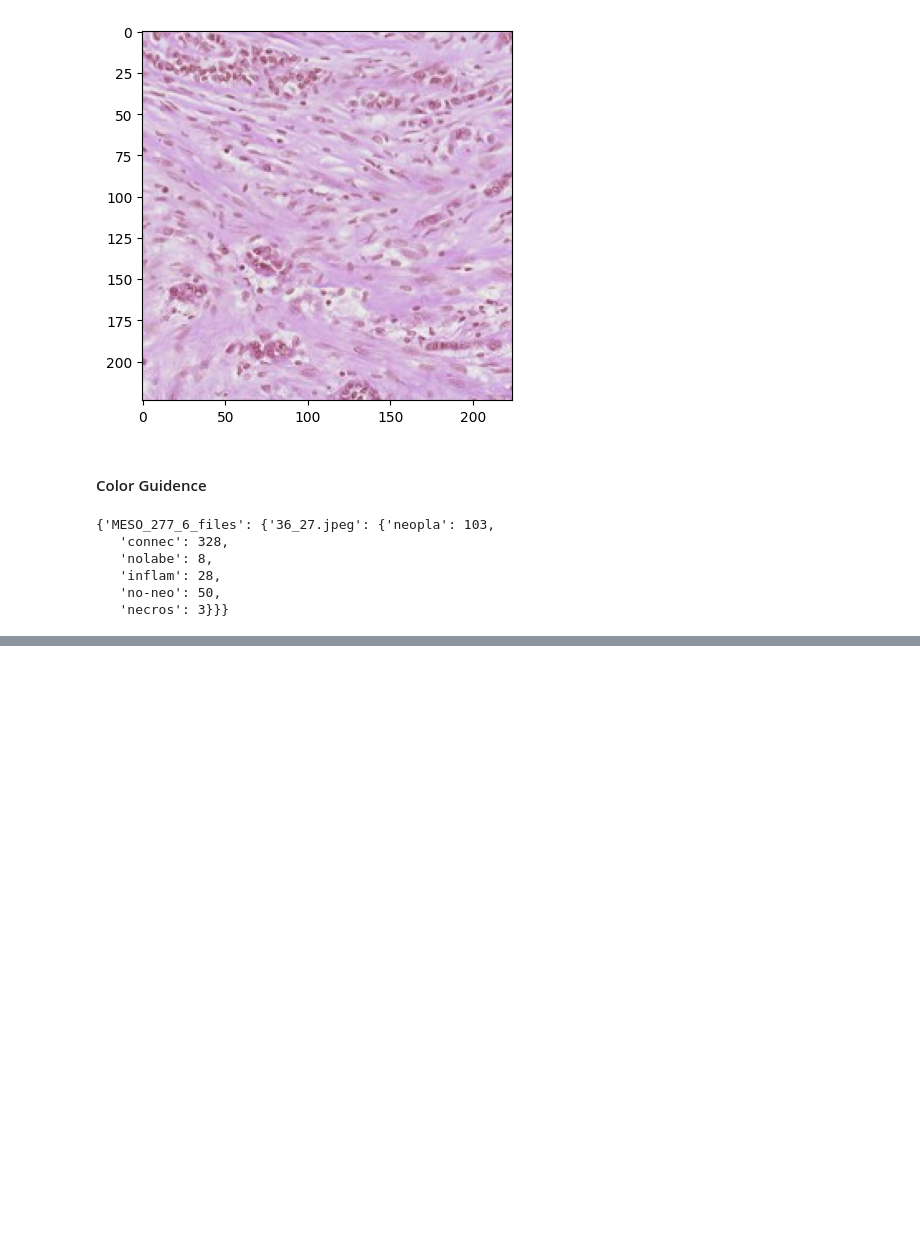
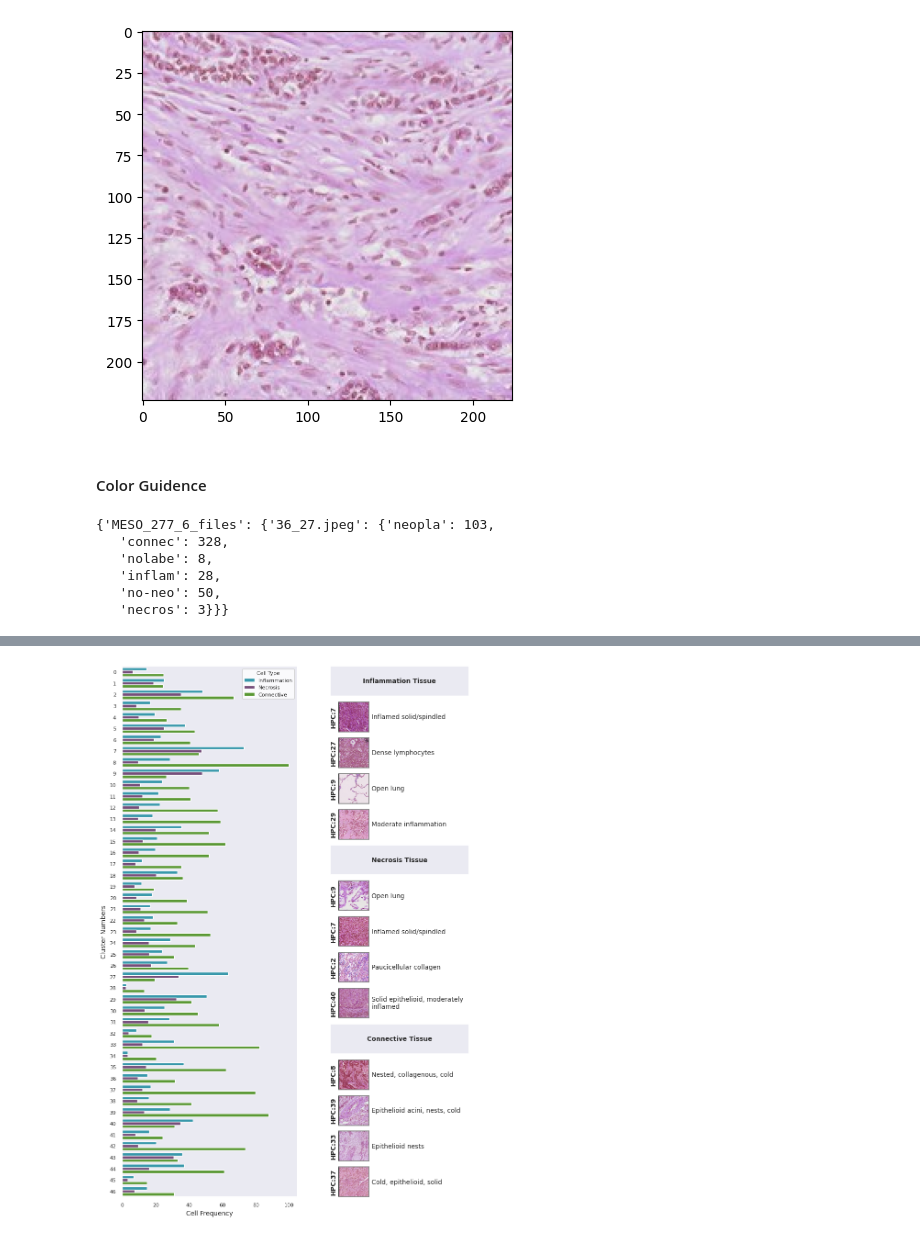
Before and after one commit to FarzanehSeyedshahi/Histomorphological-Phenotype-Learning, a Jupyter notebook: workflow/hovernet.ipynb, the cells around one changed output, grey strips where cells are left out. Saved outputs shown, nothing was run; the diff lists cells and outputs as text; code cells hidden in the pictures; blank space fills up the shorter version.

Commit message:
adding the image tile legends

```diff
--- a/workflow/hovernet.ipynb
+++ b/workflow/hovernet.ipynb
@@ -15,6 +19,14 @@ filenames_5x = os.listdir(path_folder)
 main_path = '/mnt/cephfs/sharedscratch/users/fshahi/Projects/Histomorphological-Phenotype-Learning'
 figure_path = '{}/workflow/figures/hovernet/'.format(main_path)
 if not os.path.exists(figure_path): os.makedirs(figure_path, exist_ok=True)
+# %%
+groupby = 'leiden_2.0'
+meta_folder = '750K'
+dataset = 'Meso'
+fold_number = 4
+
+h5_complete_path   = '{}/results/BarlowTwins_3/{}/h224_w224_n3_zdim128/hdf5_{}_he_complete_filtered_metadata.h5'.format(main_path, dataset, dataset)
+adata_train, h5ad_path = read_h5ad_reference(h5_complete_path, meta_folder, groupby, fold_number)
 # %% [markdown]
 Matching the tiles between 20X and 5X
 # %%
@@ -191,8 +219,6 @@ Number of slides: 34
 # %%
-# add dictionary data to the cluster dataframe by tile and slidename
-
-plotting_dfs = df.groupby('leiden_2.0')
-# save the number of tiles in each cluster in a list
+plotting_dfs = df.drop('slides', axis=1)
+plotting_dfs = plotting_dfs.groupby('leiden_2.0')
 tiles_per_cluster = [len(plotting_dfs.get_group(i)) for i in plotting_dfs.groups]
 plotting_dfs = plotting_dfs.sum()
 plotting_dfs['tiles'] = tiles_per_cluster
@@ -202,13 +228,8 @@ plotting_dfs['mean_connective'] = plotting_dfs['connective']/plotting_dfs['tiles
 plotting_dfs = plotting_dfs.reset_index()
 temp = plotting_dfs[['mean_inflammation', 'mean_necrosis', 'mean_connective', 'leiden_2.0']]
 
-
-# plotting_dfs = df.groupby('leiden_2.0').sum().drop(columns=['slides', 'tiles']).reset_index()
-# plotting_dfs
-
 # plot each column of the dataframe
 fig, ax = plt.subplots(3,1, figsize=(30,20))
 ax = ax.flatten()
 for i, col in enumerate(['mean_inflammation', 'mean_necrosis', 'mean_connective']):
-    print(col)
     temp.plot(x='leiden_2.0', y=col, kind='bar', ax=ax[i], color='skyblue')
@@ -219,0 +263,68 @@ mean_connective
+# %%
+ncol, nrow = 10, 15
+fig = plt.figure(figsize=(ncol, nrow))
+gs = fig.add_gridspec(nrow, ncol)
+j = 5
+ax = fig.add_subplot(gs[0:15,0:j])
+sns.set_theme(style="whitegrid")
+test_data_melted = pd.melt(temp, id_vars='leiden_2.0',var_name="Cell Type", value_name="Cell Frequency")
+test_data_melted["Cell Type"] = test_data_melted["Cell Type"].str.replace('mean_', '').str.capitalize()
+colors = ["#25a5be", "#7b4682", "#56a923"]
+ax = sns.barplot(y='leiden_2.0', x="Cell Frequency", hue="Cell Type",data=test_data_melted, palette=colors, orient='h', ax=ax)
+ax.tick_params(labelsize=8)
+ax.legend(title='Cell Type', title_fontsize='8', fontsize='8')
+ax.set_xlabel("Cell Frequency",fontsize=10)
+ax.set_ylabel("Cluster Numbers",fontsize=10)
+
+
+import textwrap
+sns.set_style("dark")
+annotations = pd.read_csv('{}/files/meso_annotations_750K.csv'.format(main_path), index_col=0).reset_index()
+
+for class_ in ['mean_inflammation', 'mean_necrosis', 'mean_connective']:
+    im_list = im_list_dict[class_]
+    if class_ == 'mean_inflammation':
+        title = 'Inflammation Tissue'
+        i = 0
+    elif class_ == 'mean_necrosis':
+        title = 'Necrosis Tissue'
+        i = 5
+    elif class_ == 'mean_connective':
+        title = 'Connective Tissue'
+        i = 10
+
+    ax = fig.add_subplot(gs[i,j+1:])
+    ax.set(xticks=[], yticks=[])
+    ax.text(.5, 0.5, textwrap.fill(title, 30), fontsize=10, ha='center', va='center', weight='bold')
+    pos = ax.get_position()
+    ax.set_position([pos.x0-.02, pos.y0, pos.width, pos.height])
+    i += 1
+
+    for (image, cluster_number) in im_list:
+
+        ax = fig.add_subplot(gs[i, j:])
+        if image is not None:
+            ax.imshow(image)
+        else:
+            cluster_number = cluster_number.split('_')[0]
+        ax.set(xticks=[], yticks=[])
+        i += 1
+
+        ax.set_ylabel('HPC:{}'.format(cluster_number), fontdict=dict(weight='bold', size=10))
+        ax.set_axis_on()
+        ax.spines['left'].set_color('black')
+        ax.spines['right'].set_color('gray')
+        ax.spines['top'].set_color('gray')
+        ax.spines['bottom'].set_color('gray')
+        pos = ax.get_position()
+        ax.set_position([pos.x0-.08, pos.y0, pos.width, pos.height])
+
+
+        annotation_text = textwrap.fill(annotations[annotations['HPC']==int(cluster_number)]['Summary'].values[0], 30)
+        label_text = annotation_text
+        ax.text(1.1, .5, label_text,
+                    transform=ax.transAxes,
+                    horizontalalignment="left", verticalalignment="center", size="small", )
+plt.show()
+# %% [output]
+[figure, added]
```
Also changed, not shown: parts of 8 cells of this notebook, 1 other file.
